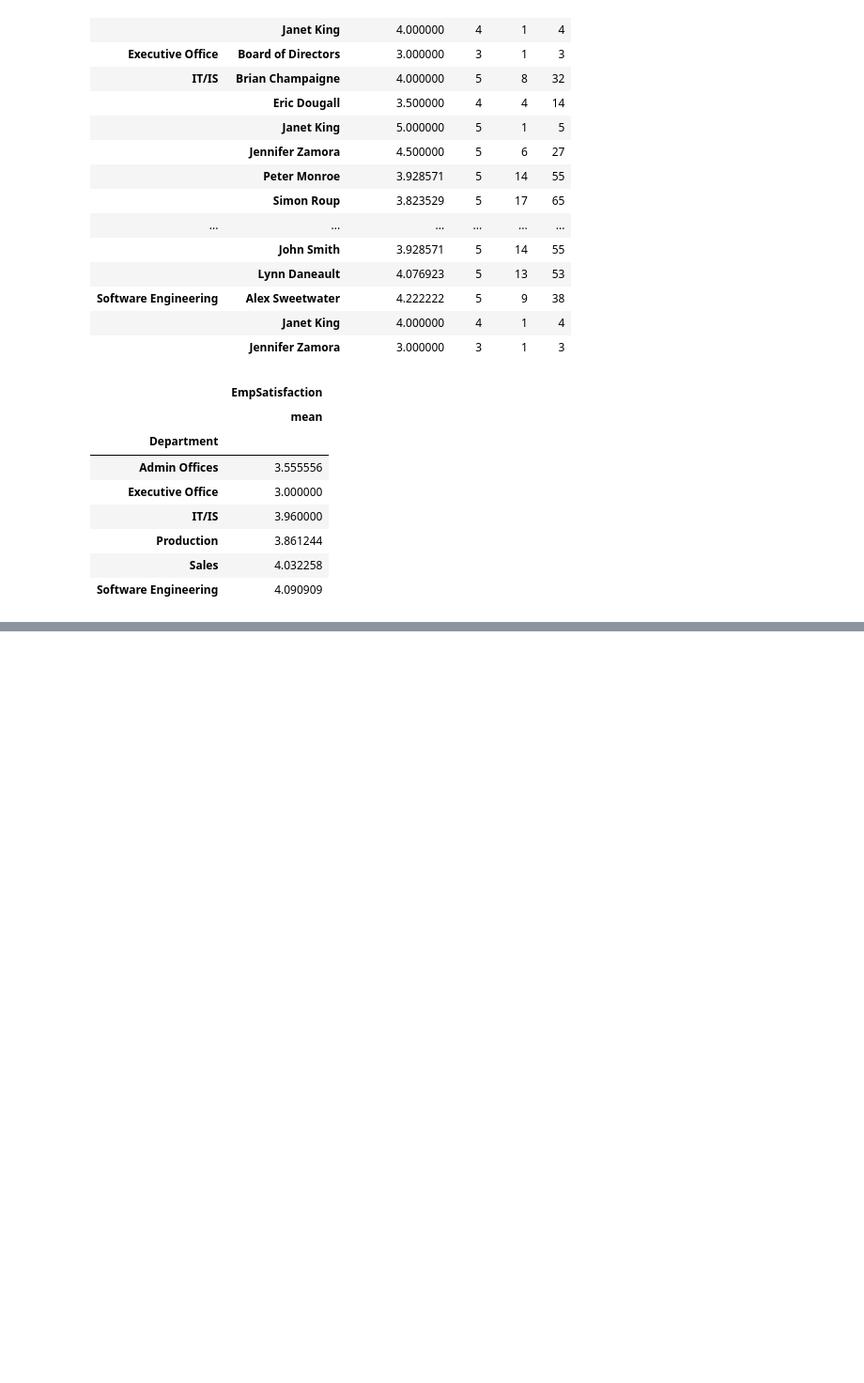
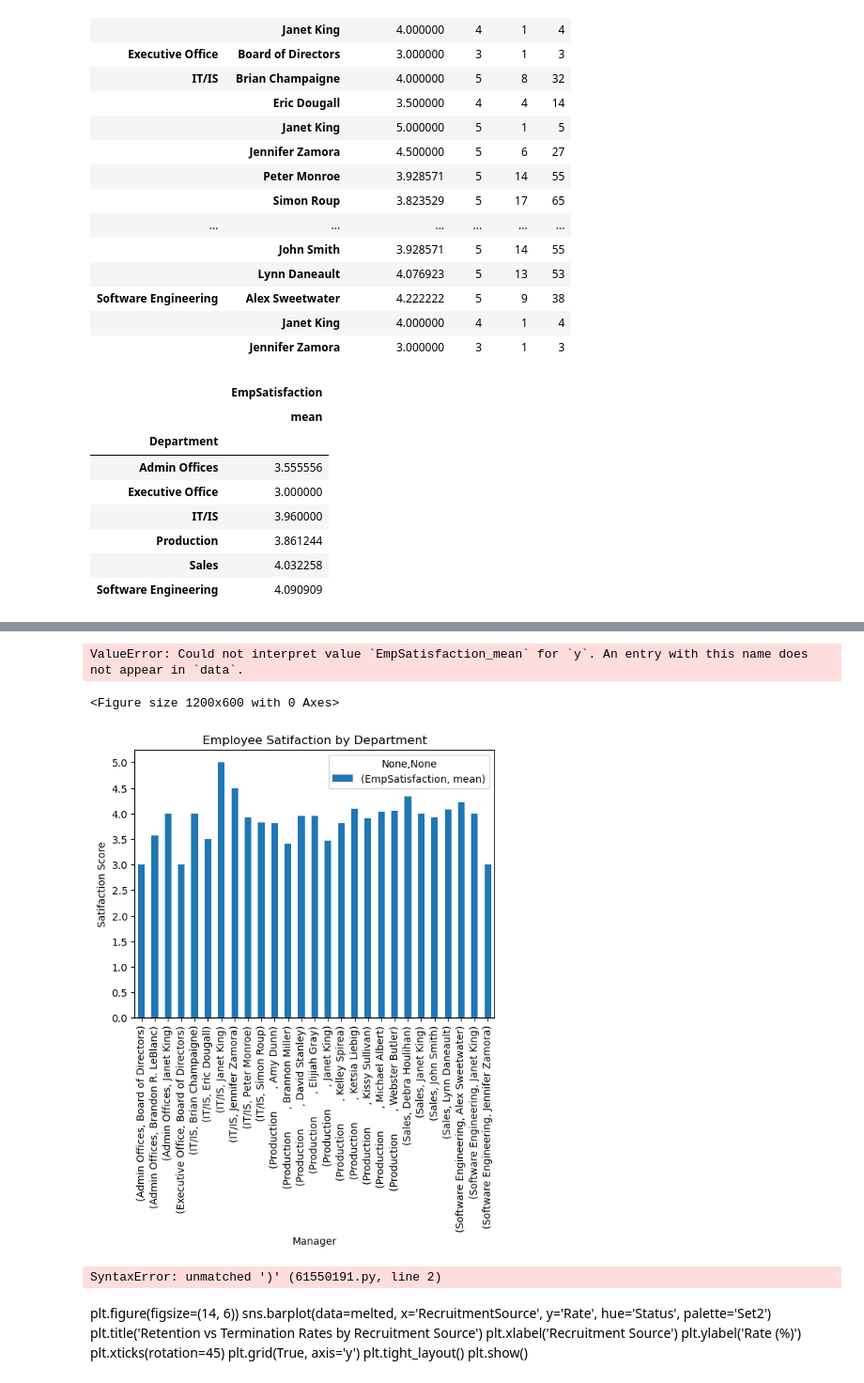
Before and after one commit to akisharbnsn/CohortB_Career_Analysis, a Jupyter notebook: notebook/alyssac_eda.ipynb, the cells around one changed output, grey strips where cells are left out. Shown: that part at 94% size. Cells and saved outputs as stored; diff of their text form; code cells hidden in the pictures; blank space fills up the shorter version.

```diff
--- a/notebook/alyssac_eda.ipynb
+++ b/notebook/alyssac_eda.ipynb
@@ -111,0 +184,26 @@ plt.show()
+# %%
+plt.figure(figsize=(12, 6))
+sns.boxplot(data=manager_avg, x='ManagerName', y='EmpSatisfaction_mean', hue='Department', palette='Set2')
+plt.title('Average Employee Satisfaction by Manager (Colored by Department)')
+plt.xlabel('Manager')
+plt.ylabel('Average Satisfaction')
+plt.xticks(rotation=45)
+plt.legend(title='Department', bbox_to_anchor=(1.05, 1), loc='upper left')
+plt.tight_layout()
+plt.show()
+# %% [output]
+ValueError: Could not interpret value `EmpSatisfaction_mean` for `y`. An entry with this name does not appear in `data`.
+<Figure size 1200x600 with 0 Axes>
+# %%
+manager_avg.plot(kind= "bar")
+plt.xlabel('Manager')
+plt.ylabel('Satifaction Score')
+plt.title('Employee Satifaction by Department')
+plt.yticks([0, 0.5, 1, 1.5, 2, 2.5, 3, 3.5, 4, 4.5, 5])
+plt.show()
+# %% [output]
+[figure, added]
+# %%
+satisfaction[satisfaction["Termd"]] == 1)
+# %% [output]
+SyntaxError: unmatched ')' (61550191.py, line 2)
@@ -111,0 +212,10 @@ plt.show()
+# %% [markdown]
+plt.figure(figsize=(14, 6))
+sns.barplot(data=melted, x='RecruitmentSource', y='Rate', hue='Status', palette='Set2')
+plt.title('Retention vs Termination Rates by Recruitment Source')
+plt.xlabel('Recruitment Source')
+plt.ylabel('Rate (%)')
+plt.xticks(rotation=45)
+plt.grid(True, axis='y')
+plt.tight_layout()
+plt.show()
```
Also changed, not shown: parts of 13 cells of this notebook.
